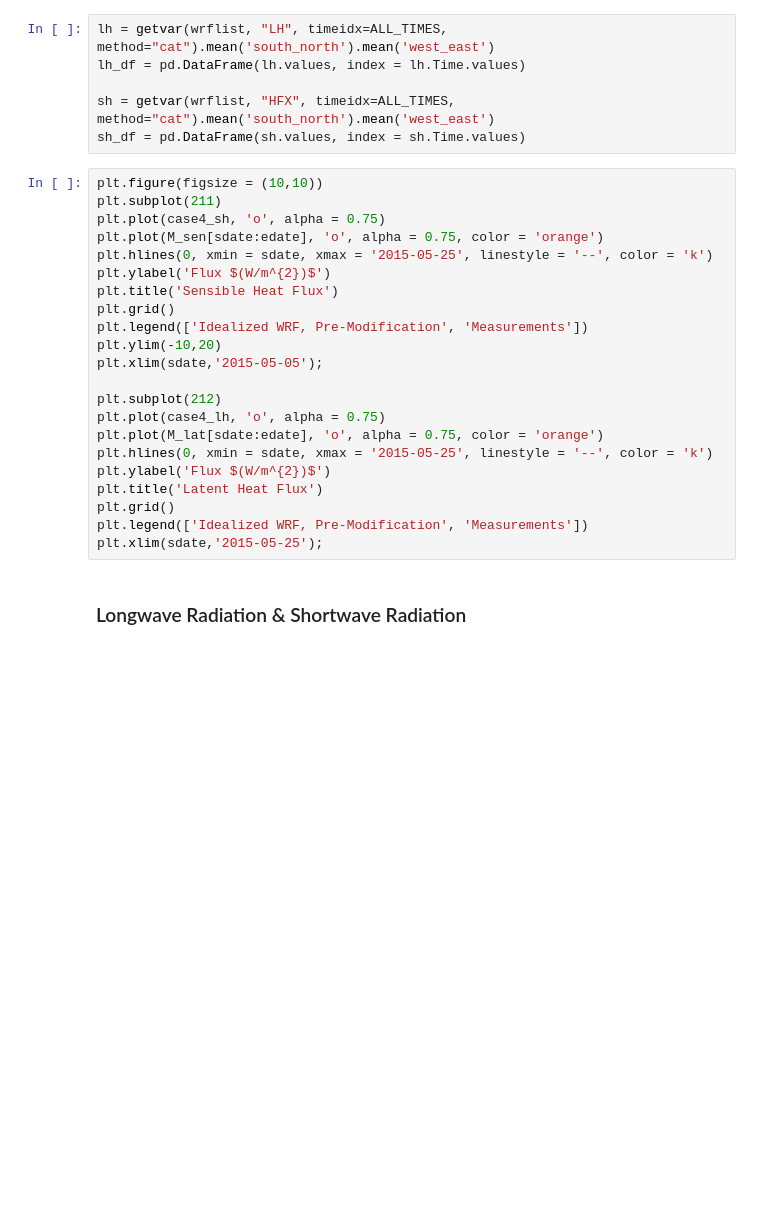
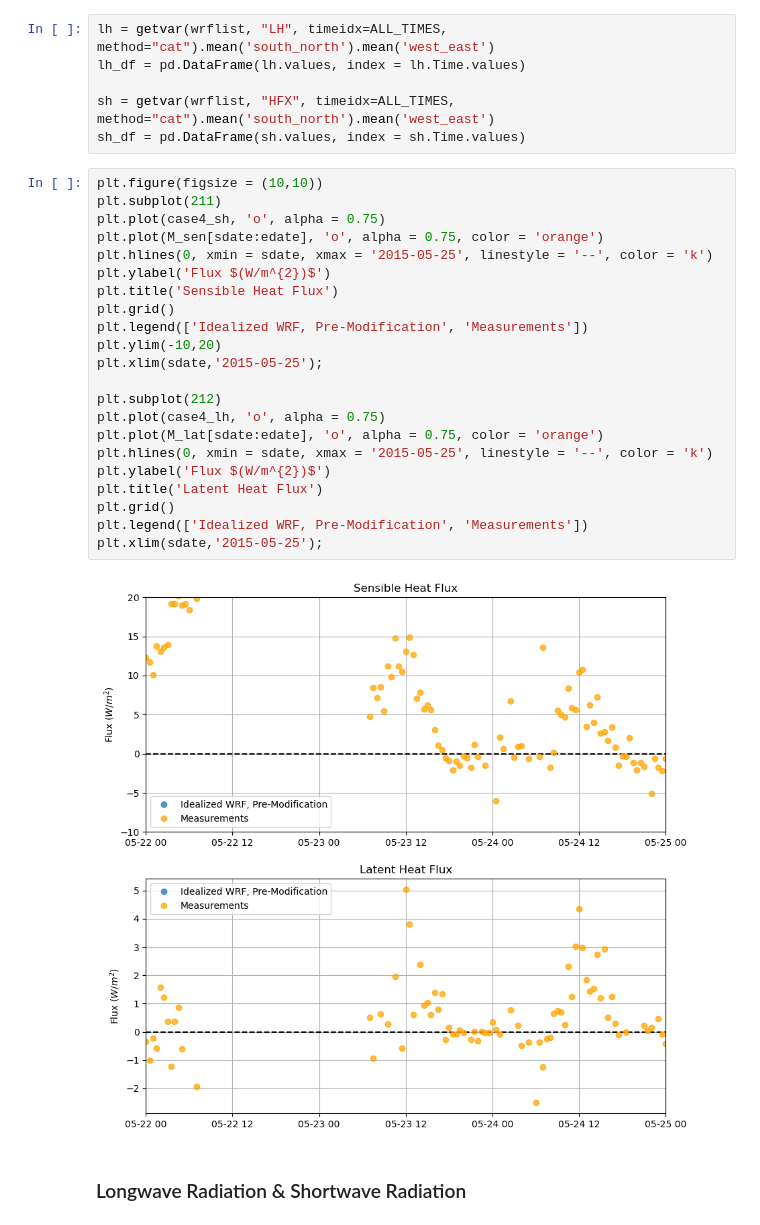
Before and after one commit to sarahymurphy/wrf_landusetbl_sensitivity, a Jupyter notebook: sensitivity_ideal.ipynb, the cells around one changed output. Drawn from its saved outputs; the diff is of its cells as text; blank space fills up the shorter version.

```diff
--- a/sensitivity_ideal.ipynb
+++ b/sensitivity_ideal.ipynb
@@ -194,25 +300,27 @@ sh_df = pd.DataFrame(sh.values, index = sh.Time.values)
 # %%
 plt.figure(figsize = (10,10))
 plt.subplot(211)
 plt.plot(case4_sh, 'o', alpha = 0.75)
 plt.plot(M_sen[sdate:edate], 'o', alpha = 0.75, color = 'orange')
 plt.hlines(0, xmin = sdate, xmax = '2015-05-25', linestyle = '--', color = 'k')
 plt.ylabel('Flux $(W/m^{2})$')
 plt.title('Sensible Heat Flux')
 plt.grid()
 plt.legend(['Idealized WRF, Pre-Modification', 'Measurements'])
 plt.ylim(-10,20)
-plt.xlim(sdate,'2015-05-05');
+plt.xlim(sdate,'2015-05-25');
 
 plt.subplot(212)
 plt.plot(case4_lh, 'o', alpha = 0.75)
 plt.plot(M_lat[sdate:edate], 'o', alpha = 0.75, color = 'orange')
 plt.hlines(0, xmin = sdate, xmax = '2015-05-25', linestyle = '--', color = 'k')
 plt.ylabel('Flux $(W/m^{2})$')
 plt.title('Latent Heat Flux')
 plt.grid()
 plt.legend(['Idealized WRF, Pre-Modification', 'Measurements'])
 plt.xlim(sdate,'2015-05-25');
+# %% [output]
+[figure, added]
 # %% [markdown]
 ### Longwave Radiation & Shortwave Radiation
 # %%
```
Also changed, not shown: parts of 9 cells of this notebook, 28 other files.
